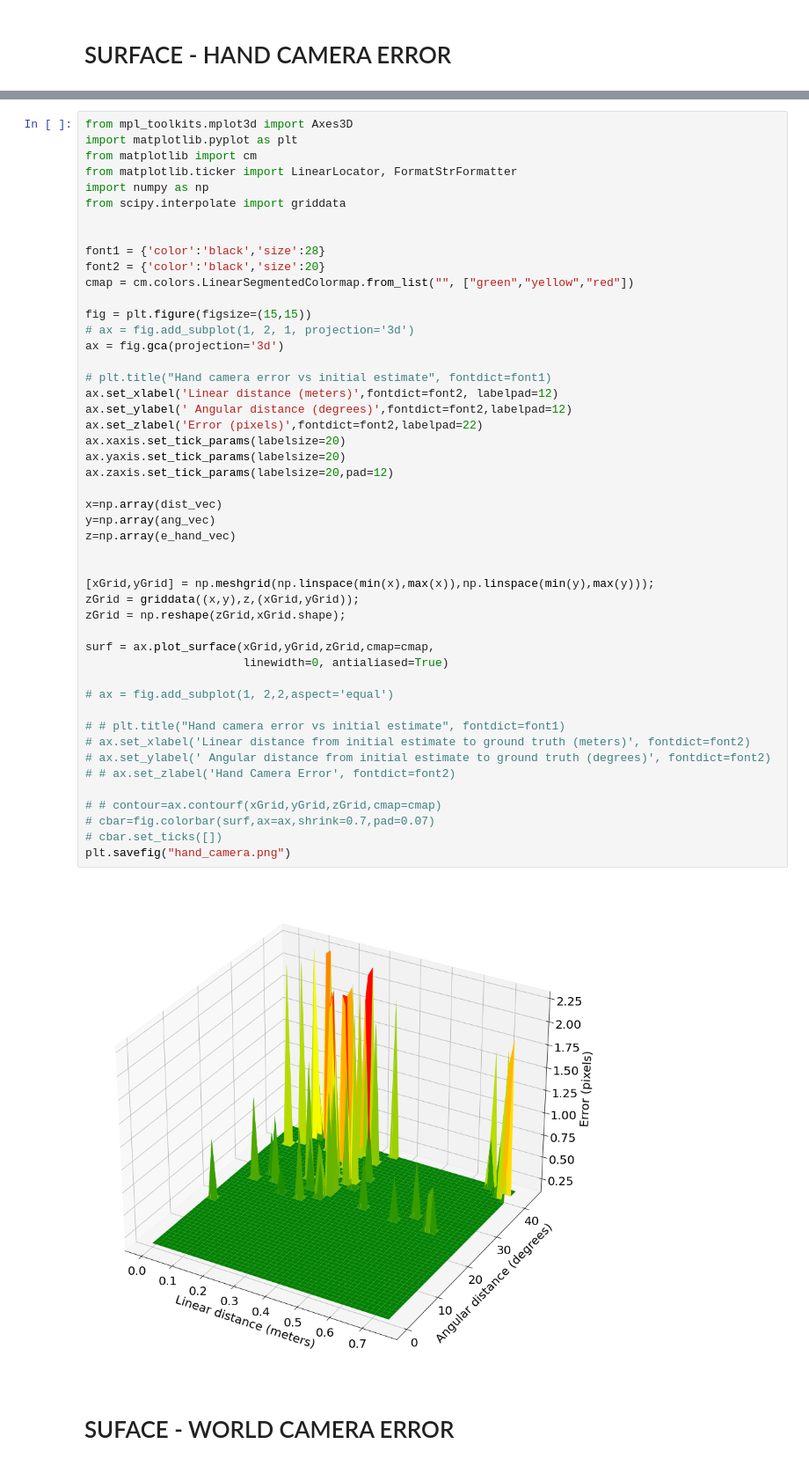
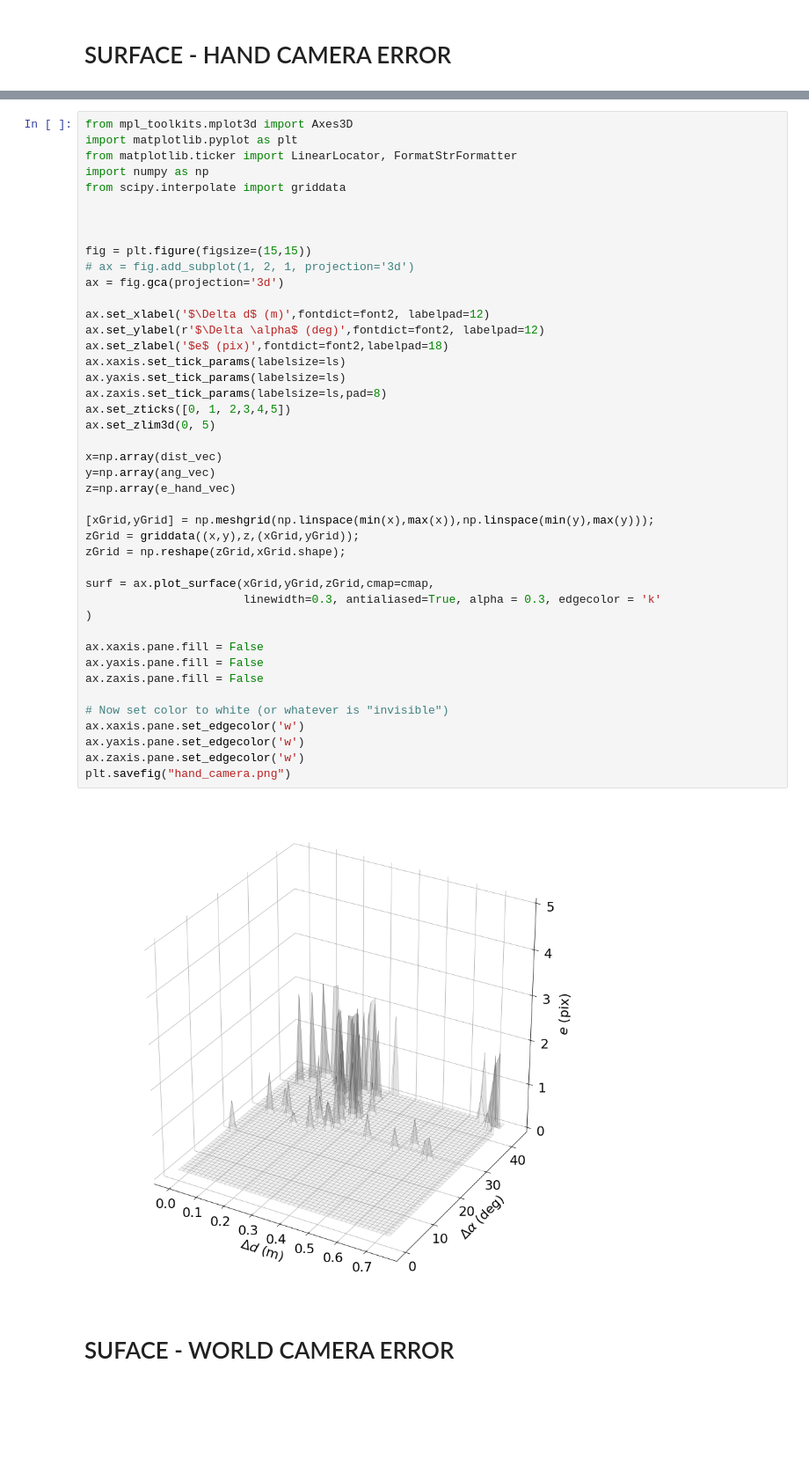
Before and after one commit to miguelriemoliveira/mmtbot, a Jupyter notebook: mmtbot_experiments/01_initial_estimate_vs_error/mmtbot analysis.ipynb, the cells around one changed output, grey strips where cells are left out. Shown at 88% size. Saved outputs shown, nothing was run; the diff lists cells and outputs as text; blank space fills up the shorter version.

```diff
--- a/mmtbot_experiments/01_initial_estimate_vs_error/mmtbot analysis.ipynb
+++ b/mmtbot_experiments/01_initial_estimate_vs_error/mmtbot analysis.ipynb
@@ -212,52 +225,46 @@ surf = ax.plot_trisurf(np.array(dist_vec), np.array(ang_vec), np.array(e_hand_ve
 # %%
 from mpl_toolkits.mplot3d import Axes3D
 import matplotlib.pyplot as plt
-from matplotlib import cm
 from matplotlib.ticker import LinearLocator, FormatStrFormatter
 import numpy as np
 from scipy.interpolate import griddata
 
 
-font1 = {'color':'black','size':28}
-font2 = {'color':'black','size':20}
-cmap = cm.colors.LinearSegmentedColormap.from_list("", ["green","yellow","red"])
 
 fig = plt.figure(figsize=(15,15))
 # ax = fig.add_subplot(1, 2, 1, projection='3d')
 ax = fig.gca(projection='3d')
 
-# plt.title("Hand camera error vs initial estimate", fontdict=font1)
-ax.set_xlabel('Linear distance (meters)',fontdict=font2, labelpad=12)
-ax.set_ylabel(' Angular distance (degrees)',fontdict=font2,labelpad=12)
-ax.set_zlabel('Error (pixels)',fontdict=font2,labelpad=22)
-ax.xaxis.set_tick_params(labelsize=20)
-ax.yaxis.set_tick_params(labelsize=20)
-ax.zaxis.set_tick_params(labelsize=20,pad=12)
+ax.set_xlabel('$\Delta d$ (m)',fontdict=font2, labelpad=12)
+ax.set_ylabel(r'$\Delta \alpha$ (deg)',fontdict=font2, labelpad=12)
+ax.set_zlabel('$e$ (pix)',fontdict=font2,labelpad=18)
+ax.xaxis.set_tick_params(labelsize=ls)
+ax.yaxis.set_tick_params(labelsize=ls)
+ax.zaxis.set_tick_params(labelsize=ls,pad=8)
+ax.set_zticks([0, 1, 2,3,4,5])
+ax.set_zlim3d(0, 5)
 
 x=np.array(dist_vec)
 y=np.array(ang_vec)
 z=np.array(e_hand_vec)
-
 
 [xGrid,yGrid] = np.meshgrid(np.linspace(min(x),max(x)),np.linspace(min(y),max(y)));
 zGrid = griddata((x,y),z,(xGrid,yGrid));
 zGrid = np.reshape(zGrid,xGrid.shape);
 
 surf = ax.plot_surface(xGrid,yGrid,zGrid,cmap=cmap,
-                       linewidth=0, antialiased=True)
+                       linewidth=0.3, antialiased=True, alpha = 0.3, edgecolor = 'k'                      )
 
-# ax = fig.add_subplot(1, 2,2,aspect='equal')
+ax.xaxis.pane.fill = False
+ax.yaxis.pane.fill = False
+ax.zaxis.pane.fill = False
 
-# # plt.title("Hand camera error vs initial estimate", fontdict=font1)
-# ax.set_xlabel('Linear distance from initial estimate to ground truth (meters)', fontdict=font2)
-# ax.set_ylabel(' Angular distance from initial estimate to ground truth (degrees)', fontdict=font2)
-# # ax.set_zlabel('Hand Camera Error', fontdict=font2)
-
-# # contour=ax.contourf(xGrid,yGrid,zGrid,cmap=cmap)
-# cbar=fig.colorbar(surf,ax=ax,shrink=0.7,pad=0.07)
-# cbar.set_ticks([])
+# Now set color to white (or whatever is "invisible")
+ax.xaxis.pane.set_edgecolor('w')
+ax.yaxis.pane.set_edgecolor('w')
+ax.zaxis.pane.set_edgecolor('w')
 plt.savefig("hand_camera.png")
 # %% [output]
-[figure, old version]
+[figure, new version]
 # %% [markdown]
 <h1> SUFACE - WORLD CAMERA ERROR </h1>
```
Also changed, not shown: parts of 15 cells of this notebook.
